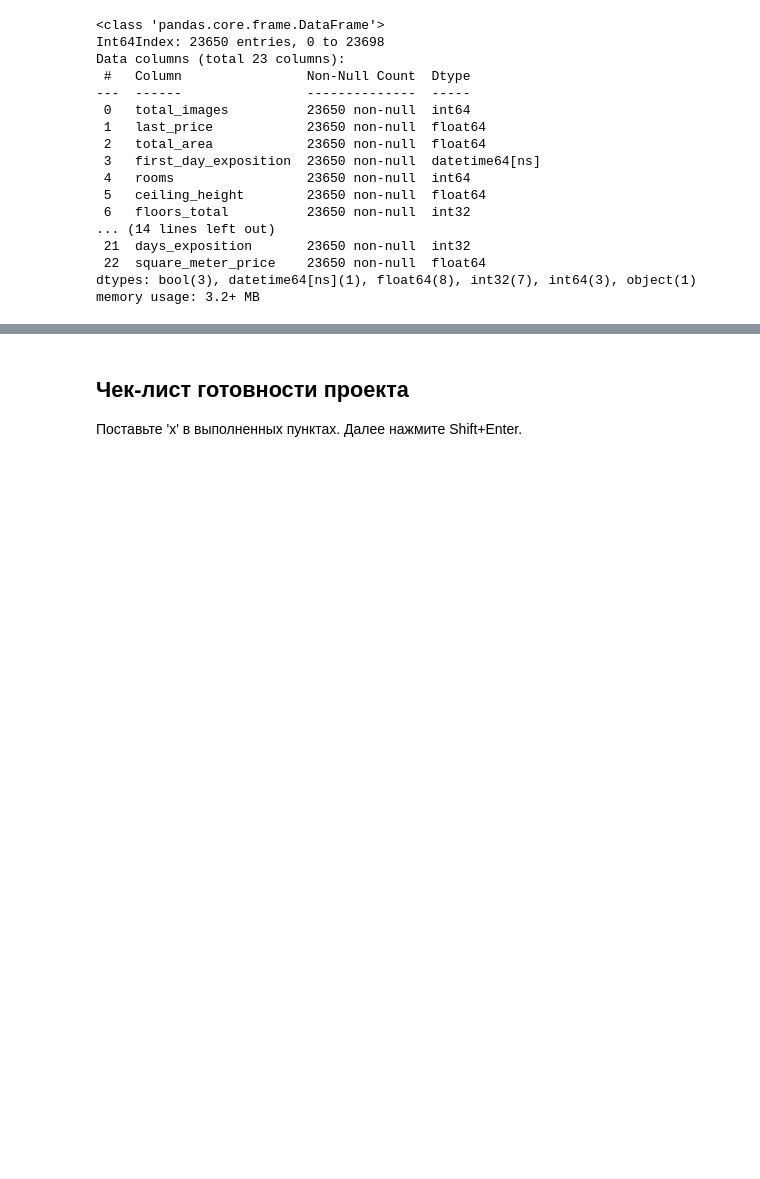
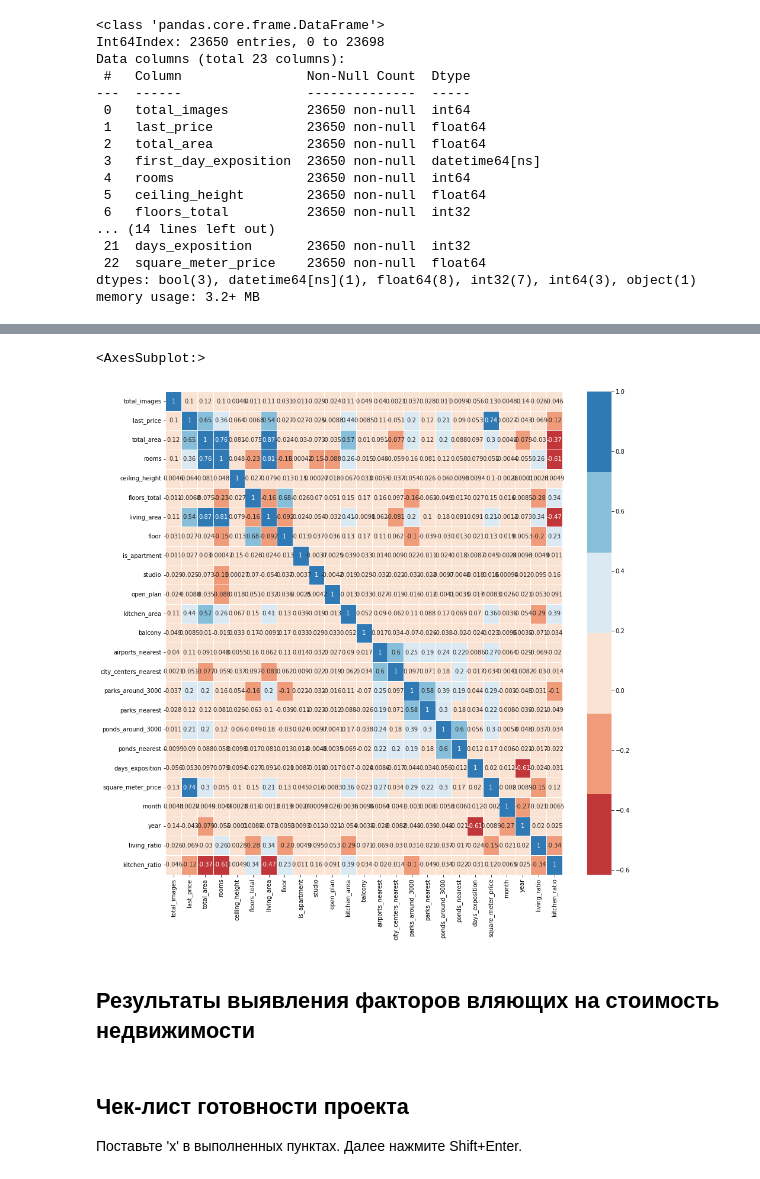
Before and after one commit to parabatareek/DataAnalyst, a Jupyter notebook: Projects/Project 4 - Исследование объявлений о продаже квартир/Project 4 - Исследование объявлений о продаже квартир.ipynb, the cells around one changed output, grey strips where cells are left out. Drawn from its saved outputs; the diff is of its cells as text; code cells hidden in the pictures; blank space fills up the shorter version.

Commit message:
Project 4 - Исследование объявлений о продаже квартир + выявление факторов влияющих на стоимость недвижимости

```diff
--- a/Projects/Project 4 - Исследование объявлений о продаже квартир/Project 4 - Исследование объявлений о продаже квартир.ipynb
+++ b/Projects/Project 4 - Исследование объявлений о продаже квартир/Project 4 - Исследование объявлений о продаже квартир.ipynb
@@ -456,3 +579,14 @@ data[['floor', 'floors_total']]
+# %%
+fig, ax = plt.subplots(figsize=(15,15))
+sns.heatmap(data=data.corr(),
+            annot=True,
+            cmap= sns.color_palette(palette="RdBu"),
+            linewidths=0.5)
+# %% [output]
+<AxesSubplot:>
+[figure, added]
+# %% [markdown]
+## Результаты выявления факторов вляющих на стоимость недвижимости ##
 # %% [markdown]
 ## Чек-лист готовности проекта
 
```
Also changed, not shown: parts of 18 cells of this notebook, 2 other files.
